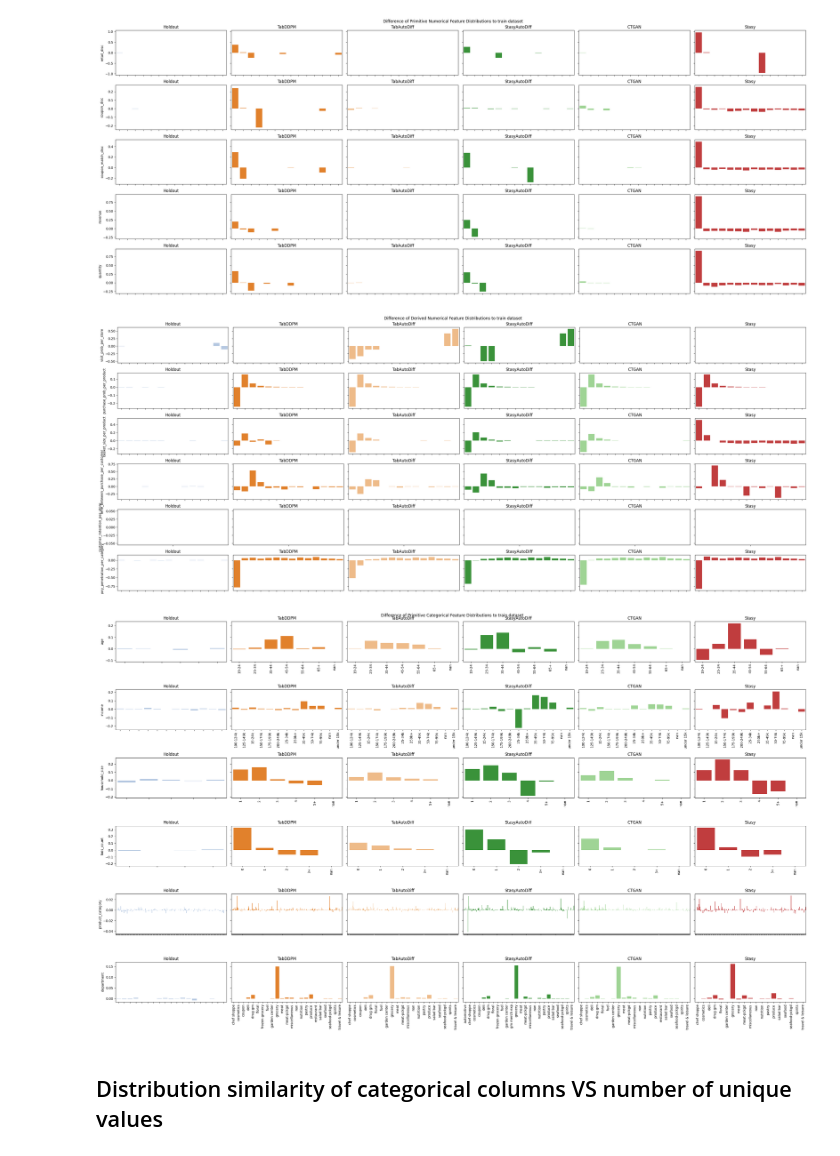
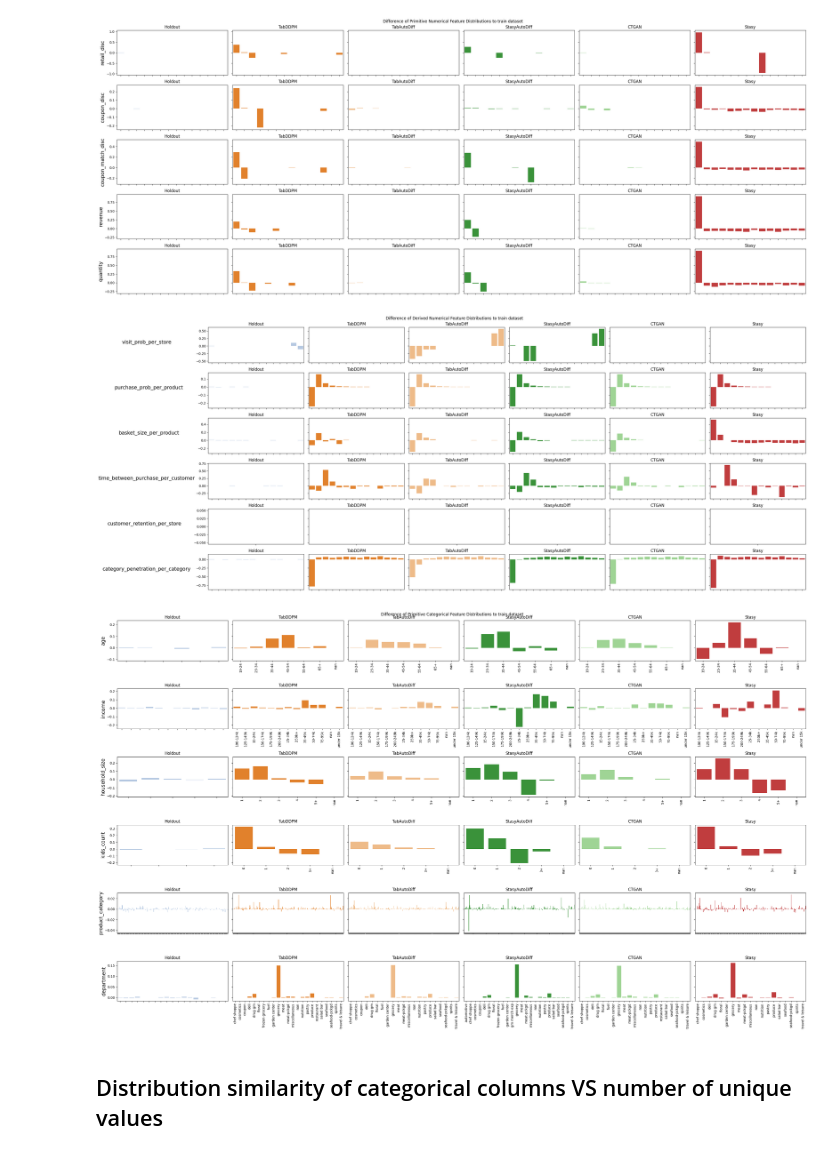
Before and after one commit to YuXia-SR/syncomp, a Jupyter notebook: notebooks/result_analysis.ipynb, the cells around one changed output. Cells and saved outputs as stored; diff of their text form; code cells hidden in the pictures.

```diff
--- a/notebooks/result_analysis.ipynb
+++ b/notebooks/result_analysis.ipynb
@@ -106,6 +108,7 @@ number_features = ['retail_disc',
  'quantity']
 n_feature = len(number_features)
 bins = 15
+fontsize=15
 n_model = len(numerical_distributions)
 colors = sns.color_palette('tab20', n_model)
 fig, axes = plt.subplots(nrows=n_feature, ncols=n_model, figsize=(5*n_feature, 3*n_model), sharey='row')#, sharex='row')
@@ -113,16 +116,16 @@ for i, feature in enumerate(number_features):
     xmin = numerical_distributions['train'][feature].min()
     xmax = numerical_distributions['train'][feature].max()
     sns.histplot(numerical_distributions['train'][feature], ax=axes[i, 0], color=colors[0], edgecolor=colors[0], label='train', stat='probability', bins=bins, alpha=0.9)
-    axes[i, 0].set_title('Train')
+    axes[i, 0].set_title('Train', fontsize=fontsize)
     axes[i, 0].set_xlabel('')
-    axes[i, 0].set_ylabel(feature)
+    axes[i, 0].set_ylabel(feature, fontsize=fontsize)
     sns.histplot(numerical_distributions['holdout'][feature], ax=axes[i, 1], color=colors[1], edgecolor=colors[1], label='holdout', stat='probability', bins=bins, alpha=0.9)
-    axes[i, 1].set_title('Holdout')
+    axes[i, 1].set_title('Holdout', fontsize=fontsize)
     axes[i, 1].set_xlabel('')
     for j, model in enumerate(models):
         sns.histplot(numerical_distributions[model][feature], ax=axes[i, j+2], color=colors[j+2], edgecolor=colors[j+2], label=model, stat='probability', bins=bins, alpha=0.9)
         axes[i, j+2].set_xlabel('')
-        axes[i, j+2].set_title(model)
+        axes[i, j+2].set_title(model, fontsize=fontsize)
 
 fig.suptitle('Primitive Numerical Feature Distributions')
 plt.tight_layout()
@@ -140,19 +142,20 @@ n_feature = len(derived_features)
 bins = 20
 n_model = len(numerical_distributions)
 colors = sns.color_palette('tab20', n_model)
+fontsize = 13
 fig, axes = plt.subplots(nrows=n_feature, ncols=n_model, figsize=(5*n_feature, 3*n_model), sharey='row')#, sharex='row')
 for i, feature in enumerate(derived_features):
     sns.histplot(numerical_distributions['train'][feature], ax=axes[i, 0], color=colors[0], edgecolor=colors[0], element='step', label='train', stat='probability', bins=bins, alpha=0.9)
-    axes[i, 0].set_title('Train')
+    axes[i, 0].set_title('Train', fontsize=fontsize)
     axes[i, 0].set_xlabel('')
-    axes[i, 0].set_ylabel(feature)
+    axes[i, 0].set_ylabel(feature, fontsize=fontsize)
     sns.histplot(numerical_distributions['holdout'][feature], ax=axes[i, 1], color=colors[1], element='step', label='holdout', stat='probability', bins=bins, alpha=0.9)
-    axes[i, 1].set_title('Holdout')
+    axes[i, 1].set_title('Holdout', fontsize=fontsize)
     axes[i, 1].set_xlabel('')
     for j, model in enumerate(models):
         sns.histplot(numerical_distributions[model][feature], ax=axes[i, j+2], color=colors[j+2], edgecolor=colors[j+2], element='step', label=model, stat='probability', bins=bins, alpha=0.9)
         axes[i, j+2].set_xlabel('')
-        axes[i, j+2].set_title(model)
-fig.suptitle('Derived Numerical Feature Distributions')
+        axes[i, j+2].set_title(model, fontsize=fontsize)
+fig.suptitle('Derived Numerical Feature Distributions', fontsize=fontsize)
 plt.tight_layout()
 # %% [output]
@@ -171,12 +174,13 @@ n_feature = len(derived_features)
 bins = 20
 n_model = len(categorical_distributions)
 colors = sns.color_palette('tab20', n_model)
+fontsize = 18
 fig, axes = plt.subplots(nrows=n_feature, ncols=n_model, figsize=(5*n_feature, 3*n_model), sharey='row')#, sharex='row')
 for i, feature in enumerate(derived_features):
     sns.histplot(categorical_distributions['train'][feature].sort_values(), ax=axes[i, 0], color=colors[0], edgecolor=colors[0], element='step', label='train', stat='probability', bins=bins, alpha=0.9)
     axes[i, 0].set_title('Train')
     axes[i, 0].set_xlabel('')
-    axes[i, 0].set_ylabel(feature)
+    axes[i, 0].set_ylabel(feature, fontsize=fontsize)
     sns.histplot(categorical_distributions['holdout'][feature].sort_values(), ax=axes[i, 1], color=colors[1], element='step', label='holdout', stat='probability', bins=bins, alpha=0.9)
     axes[i, 1].set_title('Holdout')
     axes[i, 1].set_xlabel('')
@@ -214,6 +218,7 @@ number_features = ['retail_disc',
 n_feature = len(number_features)
 bins = 15
 alpha = 1
+fontsize=15
 n_model = len(numerical_distributions) - 1
 colors = sns.color_palette('tab20', n_model+1)
 fig, axes = plt.subplots(nrows=n_feature, ncols=n_model, figsize=(6*n_feature, 2*n_model), sharey='row')
@@ -225,7 +230,7 @@ for i, feature in enumerate(number_features):
     axes[i, 0].set_xticklabels([])
     axes[i, 0].set_title('Holdout')
     axes[i, 0].set_xlabel('')
-    axes[i, 0].set_ylabel(feature)
+    axes[i, 0].set_ylabel(feature, fontsize=fontsize)
     for j, model in enumerate(models):
         diff = get_diff(numerical_distributions['train'][feature], numerical_distributions[model][feature], xmin, xmax, bins)
         sns.barplot(data=diff, x='edge', y='diff', ax=axes[i, j+1], color=colors[j+2], alpha=alpha)
@@ -245,35 +250,36 @@ number_features = ['visit_prob_per_store',
  'basket_size_per_product',
  'time_between_purchase_per_customer',
  'customer_retention_per_store',
  'category_penetration_per_category']
 n_feature = len(number_features)
 bins = 15
 alpha = 1
 n_model = len(numerical_distributions) - 1
+fontsize = 15
 colors = sns.color_palette('tab20', n_model+1)
 fig, axes = plt.subplots(nrows=n_feature, ncols=n_model, figsize=(5*n_feature, 2*n_model), sharey='row')
 for i, feature in enumerate(number_features):
     xmin = numerical_distributions['train'][feature].min()
     xmax = numerical_distributions['train'][feature].max()
     diff = get_diff(numerical_distributions['train'][feature], numerical_distributions['holdout'][feature], xmin, xmax, bins)
     sns.barplot(data=diff, x='edge', y='diff', ax=axes[i, 0], color=colors[1], alpha=alpha)
     axes[i, 0].set_xticklabels([])
     axes[i, 0].set_title('Holdout')
     axes[i, 0].set_xlabel('')
-    axes[i, 0].set_ylabel(feature)
+    axes[i, 0].set_ylabel(feature, fontsize=fontsize, rotation=0, labelpad=150)
     for j, model in enumerate(models):
         diff = get_diff(numerical_distributions['train'][feature], numerical_distributions[model][feature], xmin, xmax, bins)
         sns.barplot(data=diff, x='edge', y='diff', ax=axes[i, j+1], color=colors[j+2], alpha=alpha)
         axes[i, j+1].set_xticklabels([])
         axes[i, j+1].set_xlabel('')
         axes[i, j+1].set_ylabel('')
         axes[i, j+1].set_xlabel('')
         axes[i, j+1].set_title(model)
 
 fig.suptitle('Difference of Derived Numerical Feature Distributions to train dataset')
 plt.tight_layout()
 # %% [output]
-[figure, old version]
+[figure, new version]
 # %%
 def get_categorical_diff(df1, df2, column):
     df1_hist = df1.to_frame().groupby(column).size() / len(df1)
@@ -285,8 +291,10 @@ number_features = ['age', 'income', 'household_size', 'kids_count', 'product_cat
 n_feature = len(number_features)
 bins = 15
 alpha = 1
+fontsize = 15
 n_model = len(categorical_distributions) - 1
 colors = sns.color_palette('tab20', n_model+1)
+fontsize = 15
 fig, axes = plt.subplots(nrows=n_feature, ncols=n_model, figsize=(5*n_feature, 3*n_model), sharey='row')
 for i, feature in enumerate(number_features):
     xmin = categorical_distributions['train'][feature].min()
@@ -296,7 +304,7 @@ for i, feature in enumerate(number_features):
     axes[i, 0].set_xticklabels([])
     axes[i, 0].set_title('Holdout')
     axes[i, 0].set_xlabel('')
-    axes[i, 0].set_ylabel(feature)
+    axes[i, 0].set_ylabel(feature, fontsize=fontsize)
     for j, model in enumerate(models):
         diff = get_categorical_diff(categorical_distributions['train'][feature], categorical_distributions[model][feature], feature)
         sns.barplot(data=diff, x=feature, y='diff', ax=axes[i, j+1], color=colors[j+2], alpha=alpha)
@@ -314,7 +322,7 @@ for i, feature in enumerate(number_features):
 fig.suptitle('Difference of Primitive Categorical Feature Distributions to train dataset')
 plt.tight_layout()
 # %% [output]
-[figure, old version]
+[figure, new version]
 # %% [markdown]
 ## Distribution similarity of categorical columns VS number of unique values
 # %%
```
Also changed, not shown: parts of 7 cells of this notebook, 1 other file.
